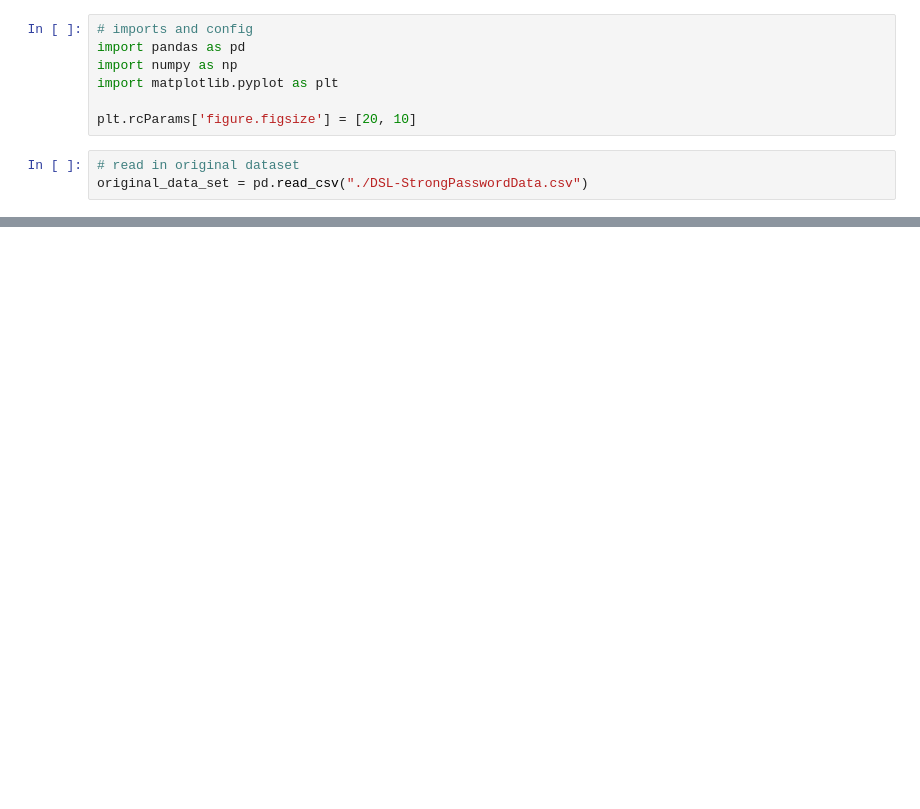
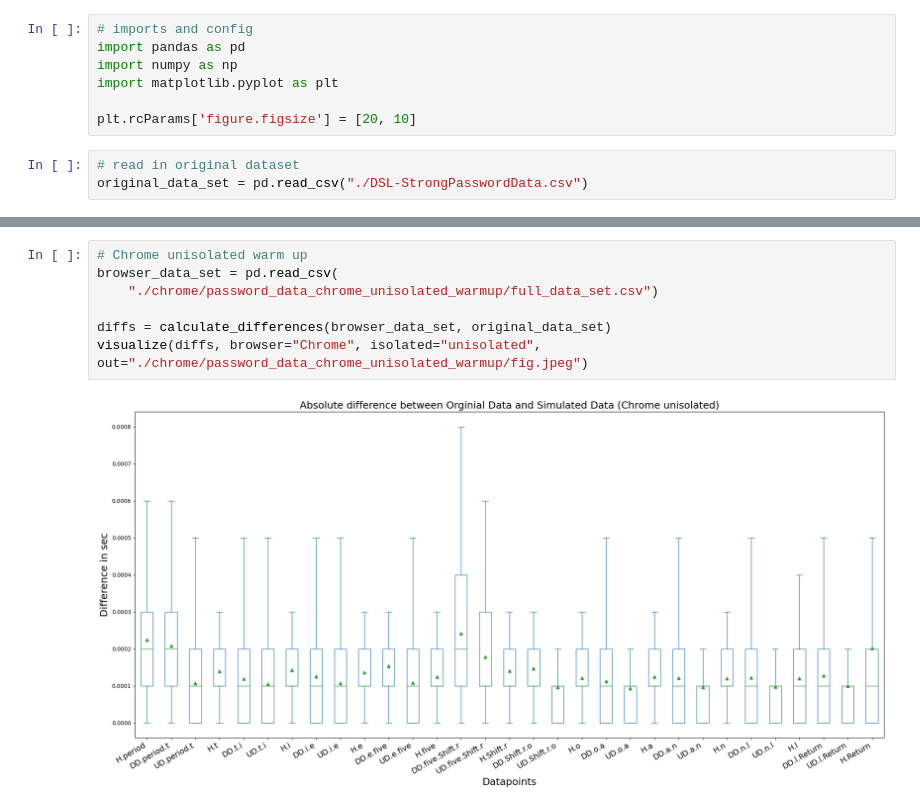
Before and after one commit to wutterfly/browser-timer-results, a Jupyter notebook: password/pw_analysis.ipynb, the cells around one changed output, grey strips where cells are left out. Saved outputs shown, nothing was run; the diff lists cells and outputs as text; blank space fills up the shorter version.

```diff
--- a/password/pw_analysis.ipynb
+++ b/password/pw_analysis.ipynb
@@ -150,3 +182,12 @@ visualize(diffs, browser="Chrome", isolated="unisolated", out="./chrome/password
+# %%
+# Chrome unisolated warm up
+browser_data_set = pd.read_csv(
+    "./chrome/password_data_chrome_unisolated_warmup/full_data_set.csv")
+
+diffs = calculate_differences(browser_data_set, original_data_set)
+visualize(diffs, browser="Chrome", isolated="unisolated", out="./chrome/password_data_chrome_unisolated_warmup/fig.jpeg")
+# %% [output]
+[figure, added]
 # %%
 # Tor unisolated
 browser_data_set = pd.read_csv(
```
Also changed, not shown: parts of 25 cells of this notebook, 45 other files.
